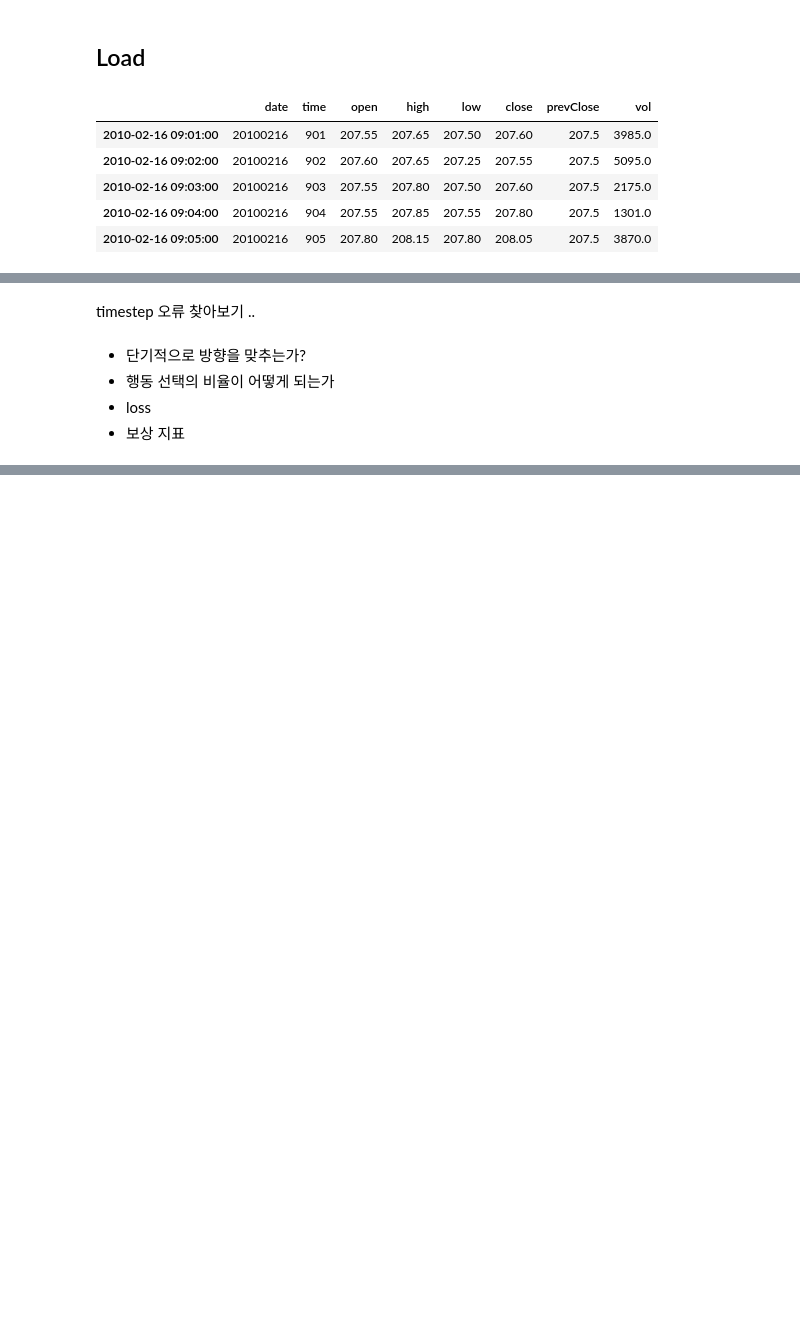
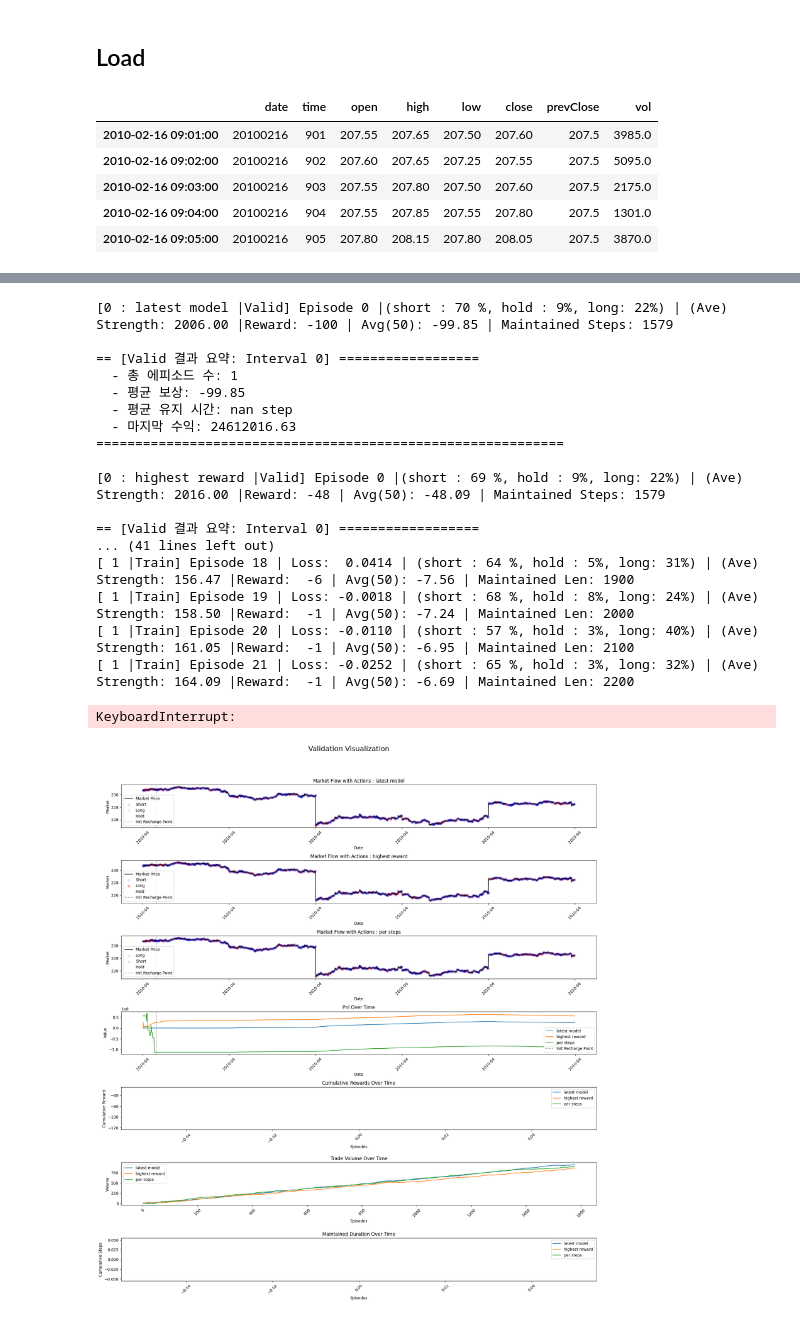
Before and after one commit to KanghwaSisters/YOLO-Futures, a Jupyter notebook: code/main.ipynb, the cells around one changed output, grey strips where cells are left out. Drawn from its saved outputs; the diff is of its cells as text; code cells hidden in the pictures; blank space fills up the shorter version.

Commit message:
main 화면 정리
1. easydict & config 이용
2. 장기적으로는 주피터 안 쓰는게 나을지도

#2 #8

```diff
--- a/code/main.ipynb
+++ b/code/main.ipynb
@@ -37,8 +44 @@ state = State(target_values)
 scaler = RobustScaler()
-# %%
-def is_day_changed(**kwargs):
-    # 날짜를 기준으로 구분 : 날짜가 달라지면 done = True
-    next_timestep = kwargs['next_timestep']
-    current_timestep = kwargs['current_timestep']
-
-    return False
@@ -57,0 +47,3 @@ Robust Scaling Completed.
+# %%
+train_valid_timestep = split_date_ranges_by_group(df.index)
+train_valid_timestep
@@ -58,5 +56,12 @@ Robust Scaling Completed.
 # %%
-execution_strength = 3
+#
+execution_strength = CONFIG.MAX_CONTRACT
 action_space = list(range(-execution_strength, execution_strength+1))
 n_actions = len(action_space)
-device = torch.device("cpu")
+device = get_device() # torch.device("cpu")
+
+CONFIG.INPUT_DIM = len(target_values)
+CONFIG.REWARD_FTN = reward_unrealized_pnl_diff_log
+CONFIG.DONE_FTN = is_day_changed
+CONFIG.TRAIN_VALID_TIMESTEP = train_valid_timestep
+CONFIG.SCALER = scaler
@@ -215,7 +67,0 @@ StopIteration:
-# %% [markdown]
-timestep 오류 찾아보기 ..
-# %% [markdown]
-- 단기적으로 방향을 맞추는가?
-- 행동 선택의 비율이 어떻게 되는가
-- loss
-- 보상 지표
@@ -221,0 +101,24 @@ timestep 오류 찾아보기 ..
+# %%
+trainer = NonEpisodicTrainer(
+    df=df,
+    env=FuturesEnvironment,
+    train_valid_timestep=CONFIG.TRAIN_VALID_TIMESTEP,
+    window_size=CONFIG.WINDOW_SIZE,
+    state=state,
+    reward_ftn=CONFIG.REWARD_FTN,
+    done_ftn=CONFIG.DONE_FTN,
+    start_budget=CONFIG.START_BUDGET,
+    scaler=CONFIG.SCALER,
+    position_cap=CONFIG.POSITION_CAP,
+    agent=agent,
+    model=model,
+    optimizer=optim.Adam,
+    device=CONFIG.DEVICE,
+    n_steps=CONFIG.N_STEPS,
+    ma_interval=CONFIG.MA_INTERVAL,
+    save_interval=CONFIG.SAVE_INTERVAL,
+    path=CONFIG.PATH
+)
+
+trainer()
+# %% [output]
@@ -221,0 +142,19 @@ timestep 오류 찾아보기 ..
+[0 : latest model |Valid] Episode 0 |(short : 70 %, hold : 9%, long: 22%) | (Ave) Strength: 2006.00 |Reward: -100 | Avg(50): -99.85 | Maintained Steps: 1579
+
+== [Valid 결과 요약: Interval 0] ==================
+  - 총 에피소드 수: 1
+  - 평균 보상: -99.85
+  - 평균 유지 시간: nan step
+  - 마지막 수익: 24612016.63
+============================================================
+
+[0 : highest reward |Valid] Episode 0 |(short : 69 %, hold : 9%, long: 22%) | (Ave) Strength: 2016.00 |Reward: -48 | Avg(50): -48.09 | Maintained Steps: 1579
+
+== [Valid 결과 요약: Interval 0] ==================
+... (41 lines left out)
+[ 1 |Train] Episode 18 | Loss:  0.0414 | (short : 64 %, hold : 5%, long: 31%) | (Ave) Strength: 156.47 |Reward:  -6 | Avg(50): -7.56 | Maintained Len: 1900
+[ 1 |Train] Episode 19 | Loss: -0.0018 | (short : 68 %, hold : 8%, long: 24%) | (Ave) Strength: 158.50 |Reward:  -1 | Avg(50): -7.24 | Maintained Len: 2000
+[ 1 |Train] Episode 20 | Loss: -0.0110 | (short : 57 %, hold : 3%, long: 40%) | (Ave) Strength: 161.05 |Reward:  -1 | Avg(50): -6.95 | Maintained Len: 2100
+[ 1 |Train] Episode 21 | Loss: -0.0252 | (short : 65 %, hold : 3%, long: 32%) | (Ave) Strength: 164.09 |Reward:  -1 | Avg(50): -6.69 | Maintained Len: 2200
+KeyboardInterrupt:
+[figure, added]
```
Also changed, not shown: parts of 14 cells of this notebook, 6 other files.
